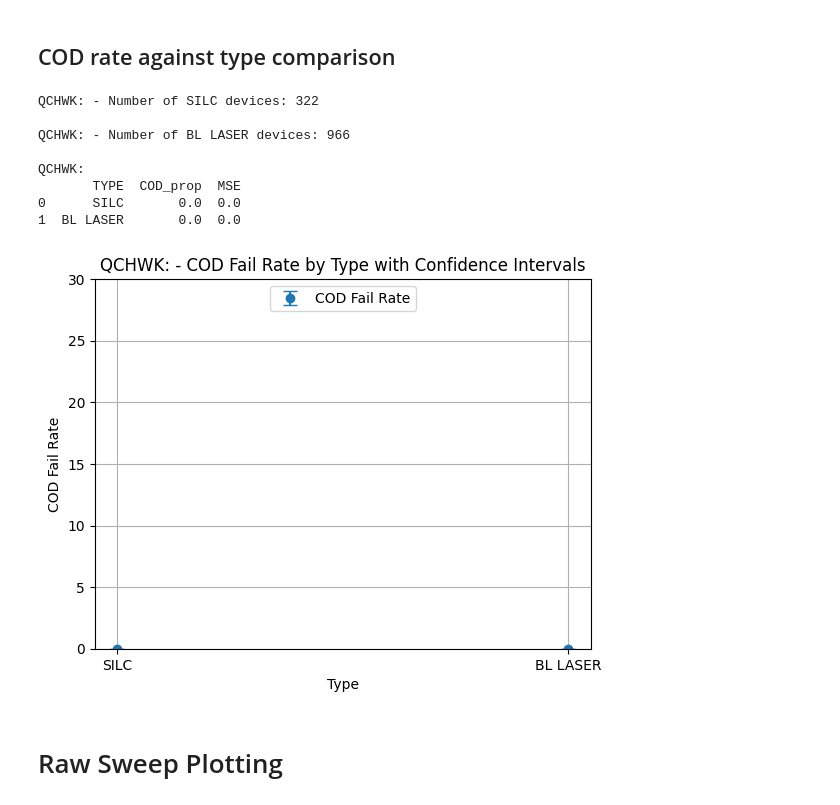
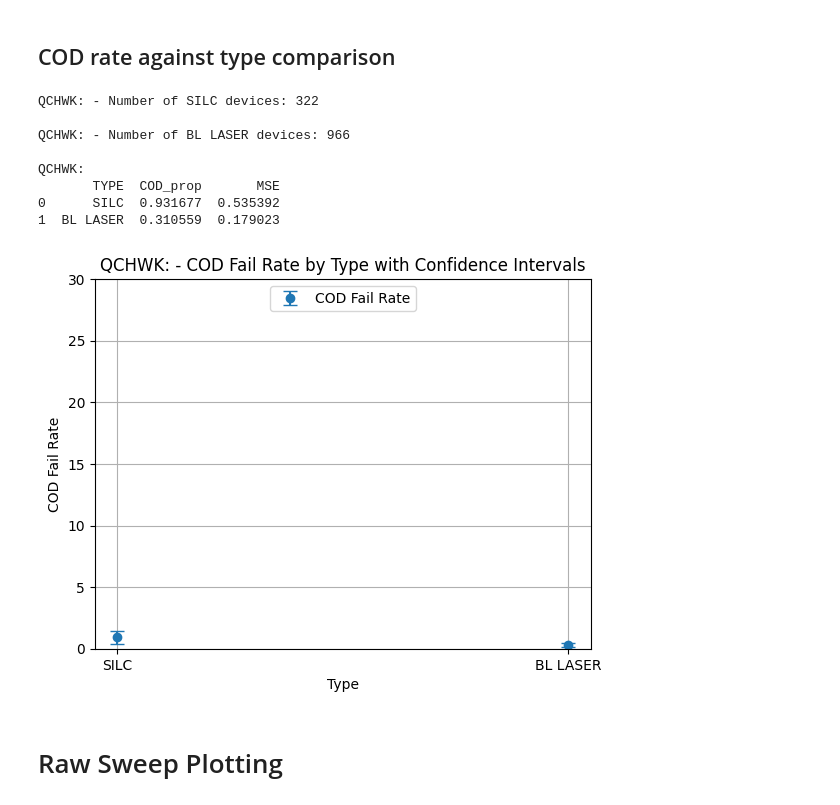
Before and after one commit to VadanKhan/liv-cod-algorithm, a Jupyter notebook: liv_cod_algorithm/cod_algorithm.ipynb, the cells around one changed output. Saved outputs shown, nothing was run; the diff lists cells and outputs as text; code cells hidden in the pictures.

```diff
--- a/liv_cod_algorithm/cod_algorithm.ipynb
+++ b/liv_cod_algorithm/cod_algorithm.ipynb
@@ -379,7 +427,7 @@ def calculate_mse(p, n):
 
 
 # Iterate over each raw sweeps dataframe in the list and calculate the MSE error on the percentages
-for cod_summary in summary_tables:
+for cod_summary in device_summary_tables:
     wafer_code = cod_summary["WAFER_ID"].iloc[0]
     mse_data = []
     for t in cod_summary["TYPE"].unique():
@@ -400,37 +448,37 @@ for cod_summary in summary_tables:
     # Convert to DataFrame for easier plotting
     mse_df = pd.DataFrame(mse_data, columns=["TYPE", "COD_prop", "MSE"])
     mse_df["COD_prop"] = mse_df["COD_prop"] * 100
     mse_df["MSE"] = mse_df["MSE"] * 100
 
     print(f"{wafer_code}: \n{mse_df}\n")
 
     # Plot COD fail rate against type with confidence intervals annotated
     plt.figure()
     plt.errorbar(
         mse_df["TYPE"],
         mse_df["COD_prop"],
         yerr=mse_df["MSE"],
         fmt="o",
         capsize=5,
         label="COD Fail Rate",
     )
     plt.xlabel("Type")
     plt.ylabel("COD Fail Rate")
     plt.ylim([0, 30])
     plt.title(f"{wafer_code}: - COD Fail Rate by Type with Confidence Intervals")
     plt.legend(loc="upper center")
     plt.grid(True)
     plt.show()
 # %% [output]
 QCHWK: - Number of SILC devices: 322
 
 QCHWK: - Number of BL LASER devices: 966
 
 QCHWK:
-       TYPE  COD_prop  MSE
-0      SILC       0.0  0.0
-1  BL LASER       0.0  0.0
+       TYPE  COD_prop       MSE
+0      SILC  0.931677  0.535392
+1  BL LASER  0.310559  0.179023
-[figure, old version]
+[figure, new version]
 # %% [markdown]
 # Raw Sweep Plotting
 # %%
```
Also changed, not shown: parts of 4 cells of this notebook, 8 other files.
